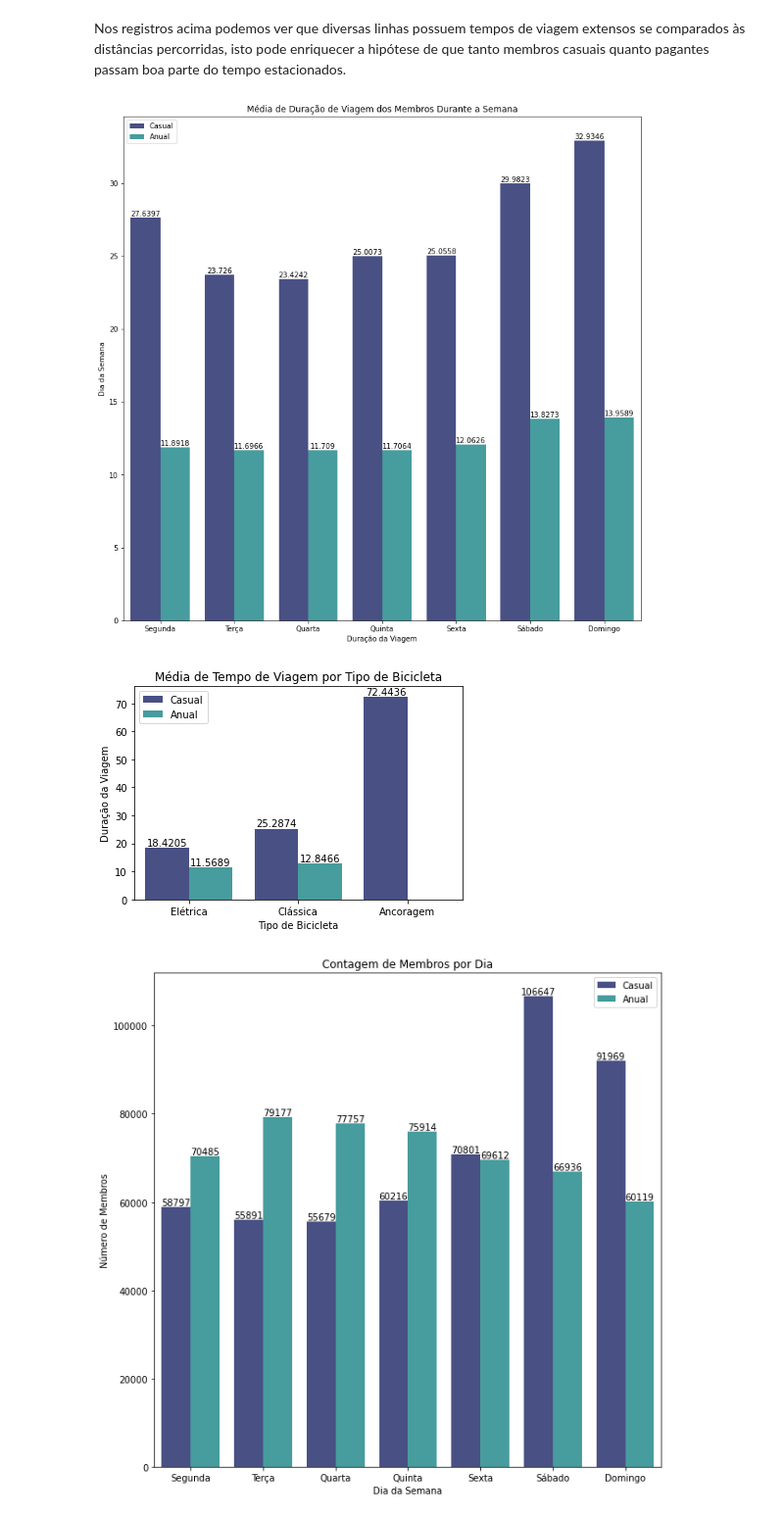
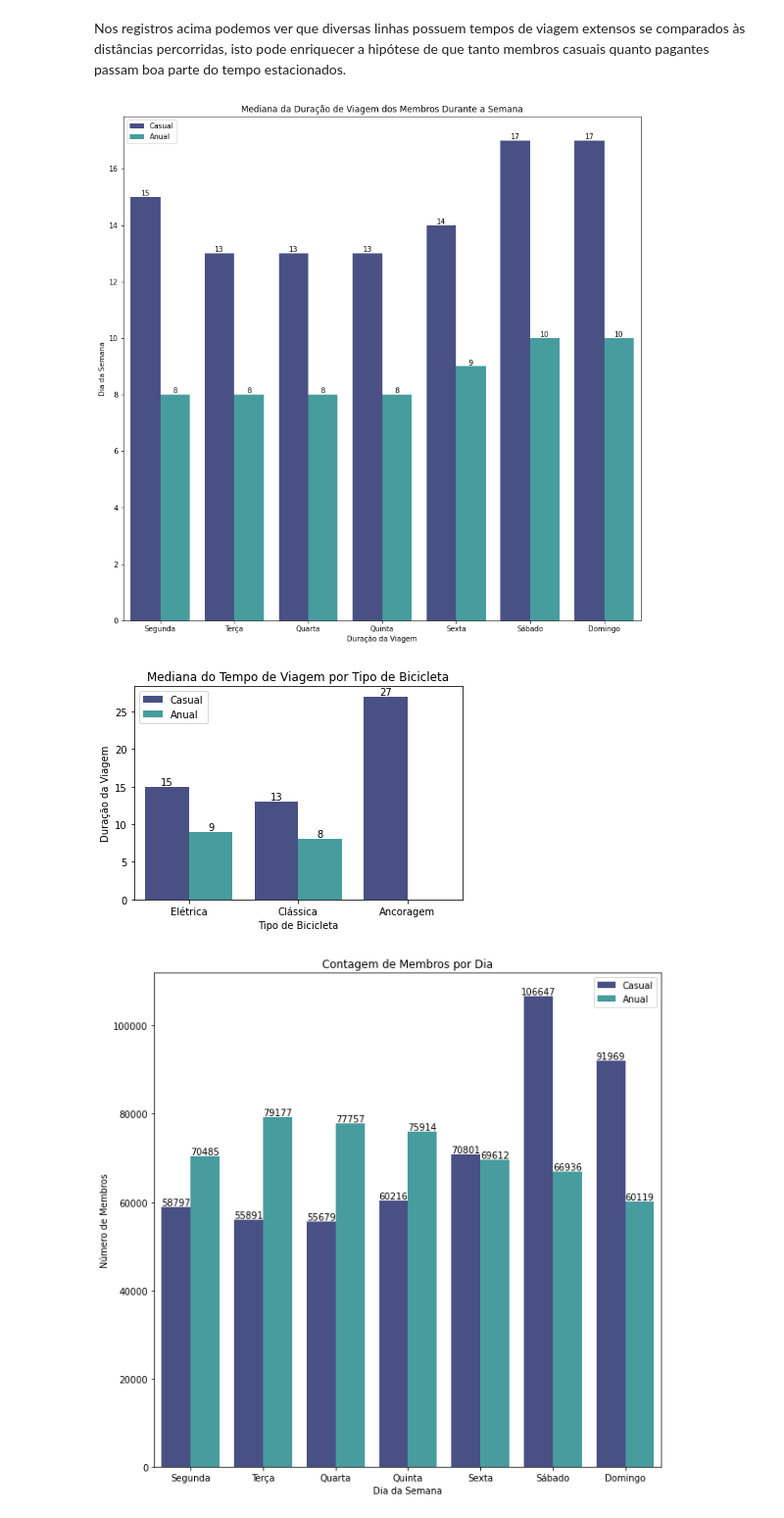
Before and after one commit to 941007/Projetos, a Jupyter notebook: Cyclistic_case_study-traduzido.ipynb, the cells around one changed output. Shown at 98% size. Saved outputs shown, nothing was run; the diff lists cells and outputs as text; code cells hidden in the pictures.

```diff
--- a/Cyclistic_case_study-traduzido.ipynb
+++ b/Cyclistic_case_study-traduzido.ipynb
@@ -265,7 +299,2 @@ dtype: int64
-# %%
-#Inserindo a média de distância nos registros que contêm 0
-condition  = (df['distance_km'] == 0 )
-df.loc[condition, 'distance_km'] = df['distance_km'].mean()
-
-condition  = (df['distance_meters'] == 0 )
-df.loc[condition, 'distance_meters'] = df['distance_meters'].mean()
+# %%
+df = df.loc[df['ride_length'] * df['distance_km'] != 0]
@@ -352,14 +450,16 @@ sample_df.groupby(['member_casual', 'day_of_week'])['member_casual'] \
 label_membro = ['Casual', 'Anual']
 
 plt.figure(figsize=(10,10))
-plt.title("Member type x Ride Length (average in minutes)")
+plt.title("Tipo de Membro x Distância de Viagem (Mediana de minutos)")
 
-ax = sns.barplot(x = 'member_casual', y = 'ride_length', palette='mako', data = sample_df)
+ax = sns.barplot(x = 'member_casual', y = 'ride_length', palette='mako', estimator=np.median, data = sample_df)
 ax.set_xticklabels(label_membro)
 
 plt.xlabel("Tipo de Membro")
 plt.ylabel("Duração da Viagem")
 
+for container in ax.containers:
+    ax.bar_label(container)
 
 plt.show()
 # %% [output]
@@ -390,10 +490,10 @@ order = ["Monday", "Tuesday", "Wednesday", "Thursday", "Friday", "Saturday", "Su
 labels = ['Segunda', 'Terça', 'Quarta', 'Quinta', 'Sexta', 'Sábado', 'Domingo']
 
 plt.figure(figsize=(13,13))
-plt.title("Média de Duração de Viagem dos Membros Durante a Semana")
+plt.title("Mediana da Duração de Viagem dos Membros Durante a Semana")
 
 ax = sns.barplot(x = 'day_of_week', y = 'ride_length', hue = 'member_casual', palette='mako',
-                 order=order, ci = None, data = sample_df)
+                 order=order, ci = None, estimator=np.median, data = sample_df)
 ax.set_xticklabels(labels)
 ax.legend(labels=['Casual', 'Anual'])
 
@@ -403,24 +503,24 @@ plt.ylabel("Dia da Semana")
 for container in ax.containers:
     ax.bar_label(container)
 # %% [output]
-[figure, old version]
+[figure, new version]
 # %%
 label_bike = ['Elétrica', 'Clássica', 'Ancoragem']
-plt.title("Média de Tempo de Viagem por Tipo de Bicicleta")
+plt.title("Mediana do Tempo de Viagem por Tipo de Bicicleta")
 
 ax = sns.barplot(x = 'rideable_type', y = 'ride_length', hue = 'member_casual', palette='mako',
-                 data = sample_df, ci = None)
+                 estimator=np.median, data = sample_df, ci = None)
 
 ax.legend(labels=['Casual', 'Anual'])
 ax.set_xticklabels(label_bike)
 
 plt.xlabel("Tipo de Bicicleta")
 plt.ylabel("Duração da Viagem")
 
 for container in ax.containers:
     ax.bar_label(container)
 # %% [output]
-[figure, old version]
+[figure, new version]
 # %%
 order = ["Monday", "Tuesday", "Wednesday", "Thursday", "Friday", "Saturday", "Sunday"]
 labels = ['Segunda', 'Terça', 'Quarta', 'Quinta', 'Sexta', 'Sábado', 'Domingo']
```
Also changed, not shown: parts of 32 cells of this notebook.
